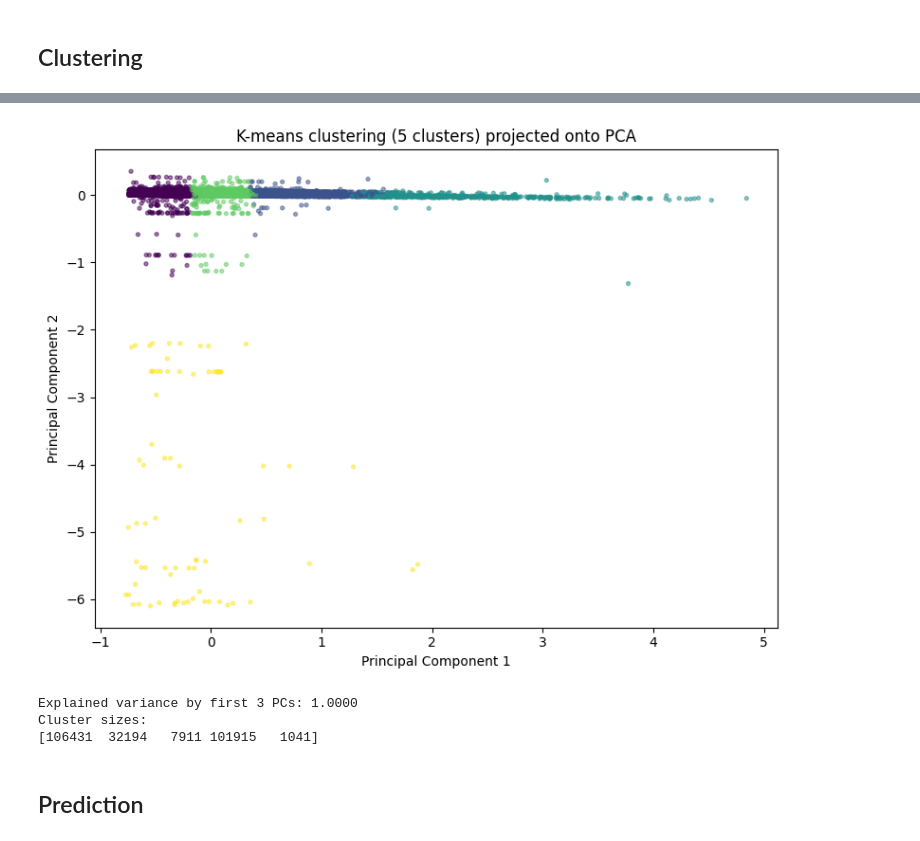
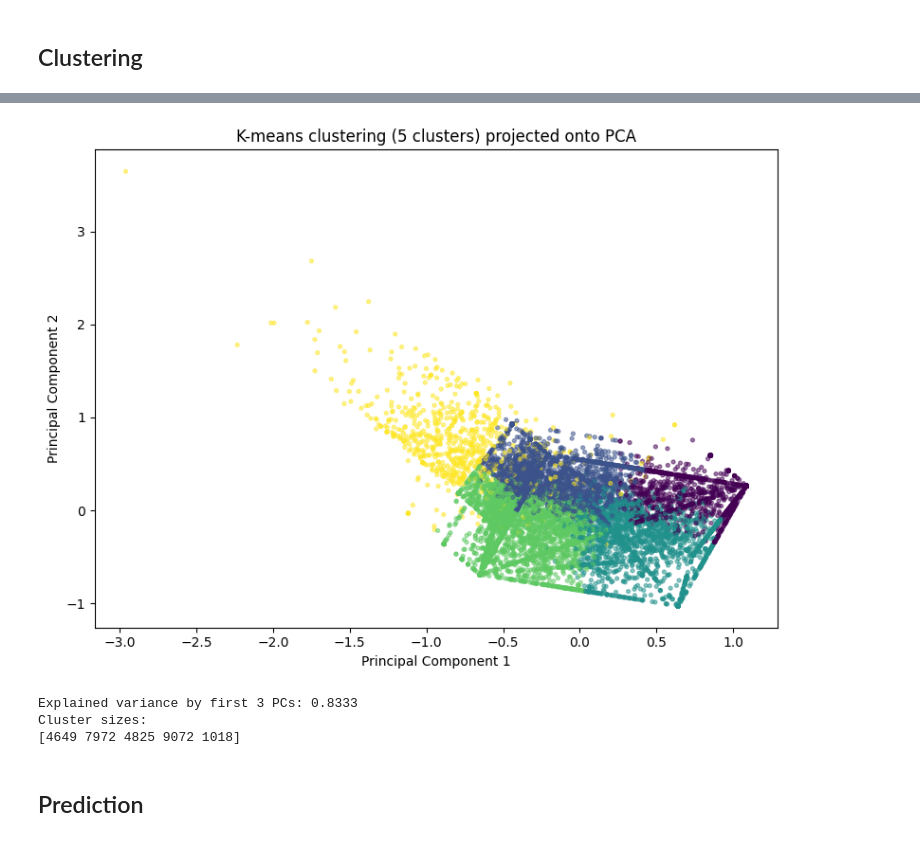
Before and after one commit to AliHoeg/intro_to_ba_project, a Jupyter notebook: ba_project.ipynb, the cells around one changed output, grey strips where cells are left out. Cells and saved outputs as stored; diff of their text form; code cells hidden in the pictures.

Commit message:
Grouped users in dataframe

```diff
--- a/ba_project.ipynb
+++ b/ba_project.ipynb
@@ -39,7 +39,7 @@ Name: 0, dtype: object
 # %%
 if "Org Name" in d.columns:
     d=d.drop(["Org Name","City","Country","County","State/Province","MAC Address","Start Time Zone", "End Time Zone","GHG Savings (kg)","Gasoline Savings (gallons)","EVSE ID","System S/N","Model Number",
-              "Transaction Date (Pacific Time)","Address 1","Plug In Event Id","User ID","End Date"],axis=1)
+              "Transaction Date (Pacific Time)","Address 1","Plug In Event Id","End Date"],axis=1)
 # %% [markdown]
 ### Handling Missing Values and Faulty Observations
 # %%
@@ -98,6 +98,7 @@ d["Start Month"] = d["Start Date"].dt.month
 d["Start Day"] = d["Start Date"].dt.day
 d["Start day_of_week"] = d["Start Date"].dt.dayofweek
 d["Start Hour"] = d["Start Date"].dt.hour
+d["Start Week"] = d["Start Date"].dt.to_period("W")
 # %%
 cat_vars = ["Port Type","Port Number","Plug Type","Postal Code", "Currency","Ended By"]
 
@@ -130,35 +239,47 @@ Index(['Total Duration (hh:mm:ss)', 'Charging Time (hh:mm:ss)', 'Energy (kWh)',
+# %%
+df_users_selected=df_users[["Energy Share Morning",
+          "Energy Share Afternoon",
+          "Energy Share Evening",
+          "Energy Share Night",
+          "Energy Share Weekday",
+          "Energy Share Weekend",
+          "Average Weekly Charges",
+          "Average Charge",
+          "Charge to Park Ratio"]]
+
+X_users = df_users_selected.to_numpy()
 # %%
 n_clusters = 5
 kmeans = KMeans(
     n_clusters=n_clusters,
     random_state=42
 )
 
-cluster_labels = kmeans.fit_predict(Xstd)
+cluster_labels = kmeans.fit_predict(X_users)
 
 pcaob = PCA(n_components=3, svd_solver="randomized", random_state=42)
-pca = pcaob.fit_transform(Xstd)
+pca = pcaob.fit_transform(X_users)
 
-plot_size = min(20_000, len(Xstd))
-plot_indices = np.random.default_rng(42).choice(len(Xstd), size=plot_size, replace=False)
+plot_size = min(20_000, len(X_users))
+plot_indices = np.random.default_rng(42).choice(len(X_users), size=plot_size, replace=False)
 
 plt.figure(figsize=(8, 6))
 plt.scatter(pca[plot_indices, 0], pca[plot_indices, 1], c=cluster_labels[plot_indices], cmap="viridis", s=8, alpha=0.5)
 plt.xlabel("Principal Component 1")
 plt.ylabel("Principal Component 2")
 plt.title(f"K-means clustering ({n_clusters} clusters) projected onto PCA")
 
 plt.tight_layout()
 plt.show()
 
 print(f"Explained variance by first 3 PCs: {pcaob.explained_variance_ratio_[:3].sum():.4f}")
 print("Cluster sizes:")
 print(np.bincount(cluster_labels))
 # %% [output]
-[figure, old version]
+[figure, new version]
-Explained variance by first 3 PCs: 1.0000
+Explained variance by first 3 PCs: 0.8333
 Cluster sizes:
-[106431  32194   7911 101915   1041]
+[4649 7972 4825 9072 1018]
 # %% [markdown]
 ## Prediction
 # %% [markdown]
```
Also changed, not shown: parts of 10 cells of this notebook.
